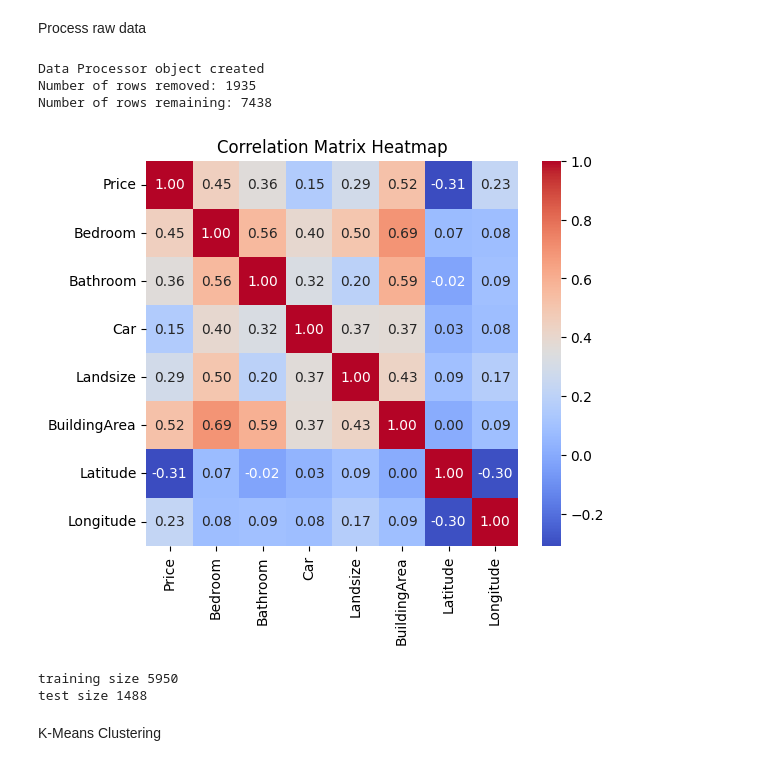
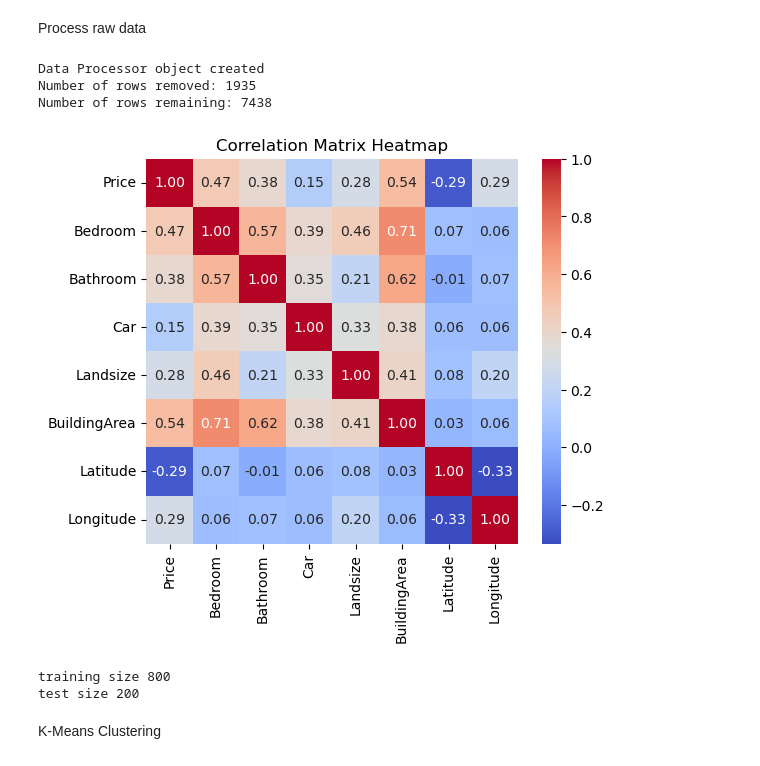
Before and after one commit to Wajeeha-B/ai_project.github.io, a Jupyter notebook: code/estimator.ipynb, the cells around one changed output. Saved outputs shown, nothing was run; the diff lists cells and outputs as text; code cells hidden in the pictures.

```diff
--- a/code/estimator.ipynb
+++ b/code/estimator.ipynb
@@ -32,37 +32,37 @@ Process raw data
 # Create a DataProcessor object and load the data
 dp_obj = DataProcessor.DataProcessor()
 dp_obj.LoadData(filepath)
 
 # Remove incomplete points, remove unused features and shuffle the data
 dp_obj.keepSelectedColumns(columnsToKeep)
 dp_obj.filterMelbourneData()
 
 dp_obj.remove_outliers(columnsToKeep, plot=False)
 
 # dp_obj.encodeCategoricalData(['Type'])
 dp_obj.shuffleData()
-# dp_obj.reduceDataSize(500) # remove this to train on the full dataset
+dp_obj.reduceDataSize(1000) # remove this to train on the full dataset
 
 
 columnsToCorrelate = ['Price','Bedroom','Bathroom','Car','Landsize','BuildingArea','Latitude','Longitude']
 dp_obj.calculateCorelation(columnsToCorrelate)
 
 # Split the data into training and testing
 train_X, train_Y, test_X, test_Y = dp_obj.splitData(train_size, prediction_column)
 
 # print(train_X.head())
 
 # Remove dwelling type and additional landsize / building area data for some processing
 clean_columns = ['Type', 'Landsize','BuildingArea']
 train_X_clean = train_X.drop(columns=clean_columns,axis=1)
 test_X_clean = test_X.drop(columns=clean_columns,axis=1)
 # %% [output]
 Data Processor object created
 Number of rows removed: 1935
 Number of rows remaining: 7438
-[figure, old version]
+[figure, new version]
-training size 5950
-test size 1488
+training size 800
+test size 200
 # %% [markdown]
 K-Means Clustering
 # %%
```
Also changed, not shown: parts of 8 cells of this notebook, 2 other files.
